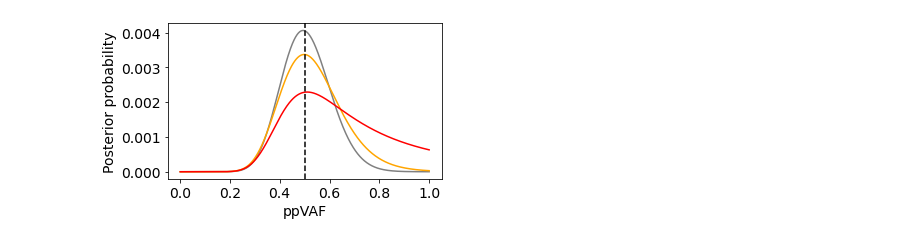
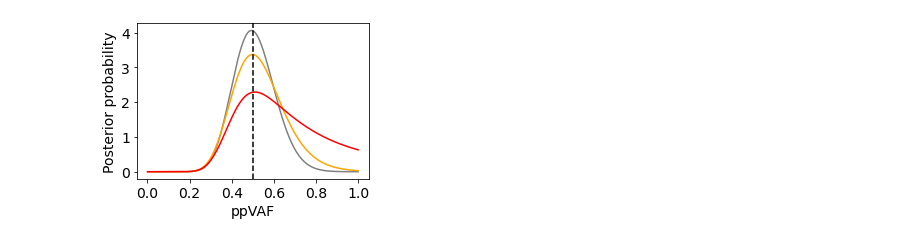
Before and after one commit to cancersysbio/HTAN-FAP, a Jupyter notebook: figures/extended_data/extended_data_figure4.ipynb, the cells around one changed output. Cells and saved outputs as stored; diff of their text form; code cells hidden in the pictures.

```diff
--- a/figures/extended_data/extended_data_figure4.ipynb
+++ b/figures/extended_data/extended_data_figure4.ipynb
@@ -154,21 +170,10 @@ plt.show()
 t_alt = 20
 t_depth = 100
 
-prob_mat = estimate_ccf_purity(2, 1, t_alt, t_depth)
-
-purity_dist = np.zeros(100)
-purity_dist[80] = 1
-
-normed_prob_mat = np.multiply(prob_mat, purity_dist.reshape((-1, 1)))
-normed_prob_mat = np.divide(normed_prob_mat, np.sum(normed_prob_mat, axis=None))
-marginalized = np.sum(normed_prob_mat, axis=0)
+marginalized = single_diploid_mutation_posterior(t_alt, t_depth, 0.8)
 
 purity_dist = stats.norm.pdf(np.linspace(0.01, 1, 100), loc=0.8, scale=0.1)
-normed_prob_mat = np.multiply(prob_mat, purity_dist.reshape((-1, 1)))
-normed_prob_mat = np.divide(normed_prob_mat, np.sum(normed_prob_mat, axis=None))
-marginalized_uncertain = np.sum(normed_prob_mat, axis=0)
+marginalized_uncertain = single_diploid_mutation_posterior_puritydist(t_alt, t_depth, purity_dist)
 
 purity_dist = stats.norm.pdf(np.linspace(0.01, 1, 100), loc=0.8, scale=0.3)
-normed_prob_mat = np.multiply(prob_mat, purity_dist.reshape((-1, 1)))
-normed_prob_mat = np.divide(normed_prob_mat, np.sum(normed_prob_mat, axis=None))
-marginalized_more_uncertain = np.sum(normed_prob_mat, axis=0)
+marginalized_more_uncertain = single_diploid_mutation_posterior_puritydist(t_alt, t_depth, purity_dist)
@@ -175,20 +197,20 @@ marginalized_more_uncertain = np.sum(normed_prob_mat, axis=0)
 # %%
-# EXTENDED DATA FIGURE 4f
+# EXTENDED DATA FIGURE 4h
 
 true_frequency = (t_alt/t_depth)*2/0.8
 
-fig, ax = plt.subplots(1,1, figsize=(5,3))
+fig, ax = plt.subplots(1,1, figsize=(4,3))
 plt.plot(np.linspace(0.001, 1, 1000), marginalized, color="grey")
 plt.plot(np.linspace(0.001, 1, 1000), marginalized_uncertain, "orange")
 plt.plot(np.linspace(0.001, 1, 1000), marginalized_more_uncertain, "red")
 plt.axvline(x=true_frequency, color="k", linestyle="dashed")
 plt.xlabel("ppVAF", fontsize=14)
 plt.ylabel("Posterior probability", fontsize=14)
 plt.xticks(fontsize=14)
 plt.yticks(fontsize=14)
 plt.tight_layout()
 if save_plots:
-    plt.savefig(plots_dir+"ED4f_ppVAF_sim.pdf")
+    plt.savefig(plots_dir+"ED4h_ppVAF_sim.pdf")
 plt.show()
 # %% [output]
-[figure, old version]
+[figure, new version]
```
Also changed, not shown: parts of 14 cells of this notebook, 3 other files.
